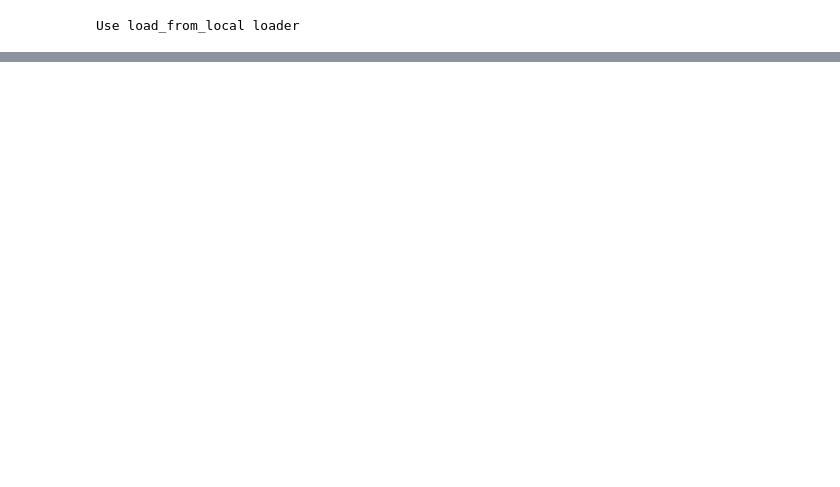
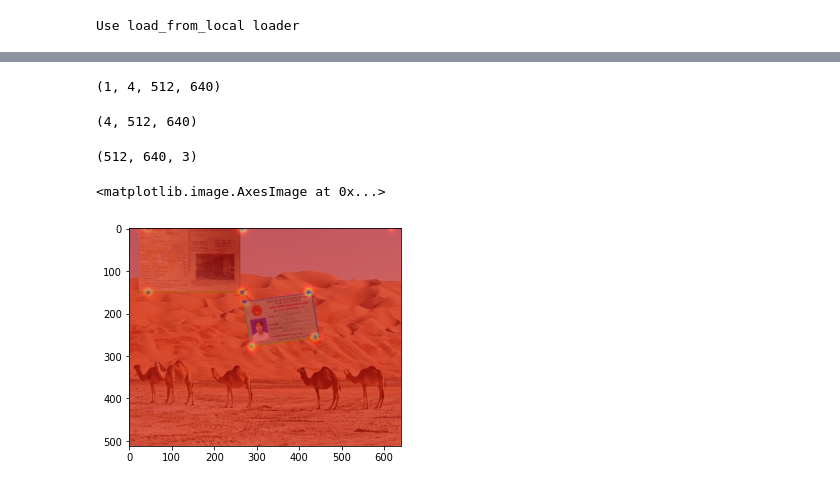
Before and after one commit to ngonhi/mmpose, a Jupyter notebook: inference.ipynb, the cells around one changed output, grey strips where cells are left out. Cells and saved outputs as stored; diff of their text form; code cells hidden in the pictures; blank space fills up the shorter version.

```diff
--- a/inference.ipynb
+++ b/inference.ipynb
@@ -8,7 +8,7 @@ from matplotlib import pyplot as plt
 import os
 import cv2
 # %%
-checkpoint = '/mnt/ssd/marley/ID_Card/mmpose/work_dirs/overfit_higherhrnet_w32_IDCard_512x512_evaluate_batch>1/best_AP_epoch_1.pth'
+checkpoint = '/mnt/ssd/marley/ID_Card/mmpose/work_dirs/overfit_higherhrnet_w32_IDCard_512x512/best_AP_epoch_4.pth'
 config_file = '/mnt/ssd/marley/ID_Card/mmpose/configs/ID_card/overfit_higherhrnet_w32_IDCard_512x512.py'
 cfg = Config.fromfile(config_file)
 # %%
@@ -86,0 +44,29 @@ dataset.ann_info
+# %%
+returned_outputs[0]['heatmap'].shape
+# %% [output]
+(1, 4, 512, 640)
+# %%
+import numpy as np
+heatmap = returned_outputs[0]['heatmap'][0]
+# %%
+heatmap.shape
+# %% [output]
+(4, 512, 640)
+# %%
+
+print(img.shape)
+# %% [output]
+(512, 640, 3)
+# %%
+from skimage import exposure
+img = cv2.resize(vis_result, (640, 512))
+for slice in heatmap:
+    map_img = exposure.rescale_intensity(slice, out_range=(0, 255))
+    map_img = np.uint8(map_img)
+    heatmap_img = cv2.applyColorMap(map_img, cv2.COLORMAP_JET)
+    img = cv2.addWeighted(heatmap_img, 0.3, img, 0.8, 0)
+# %%
+plt.imshow(img)
+# %% [output]
+<matplotlib.image.AxesImage at 0x...>
+[figure, added]
```
Also changed, not shown: parts of 9 cells of this notebook, 6 other files.
